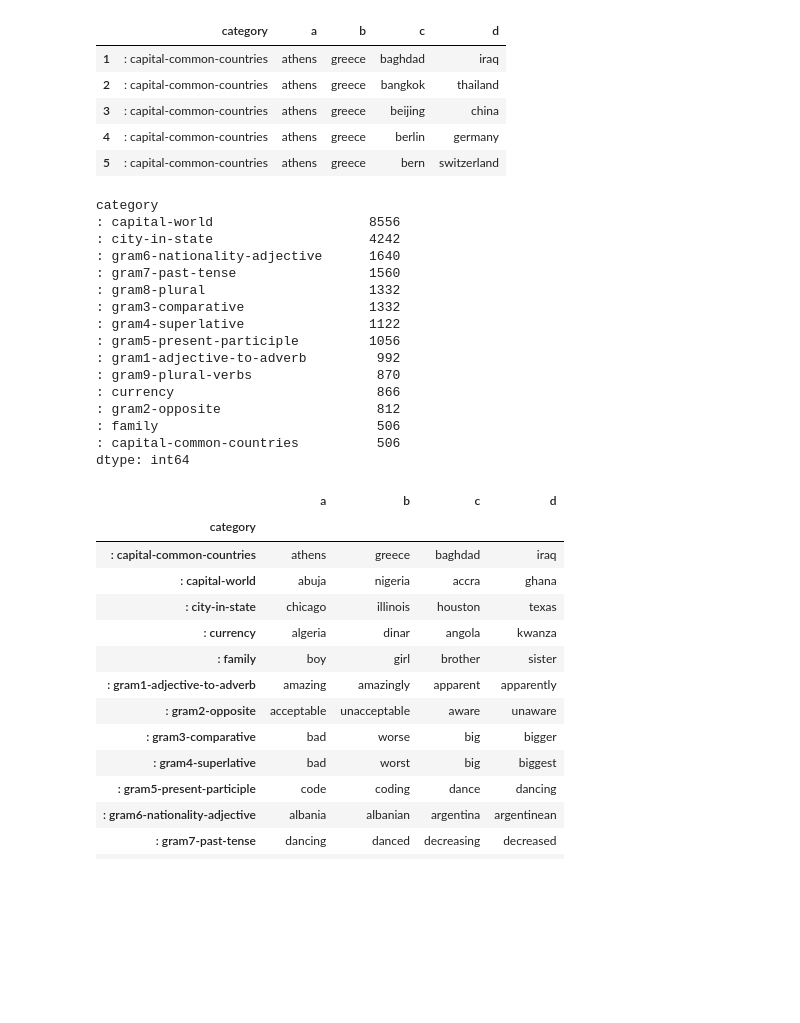
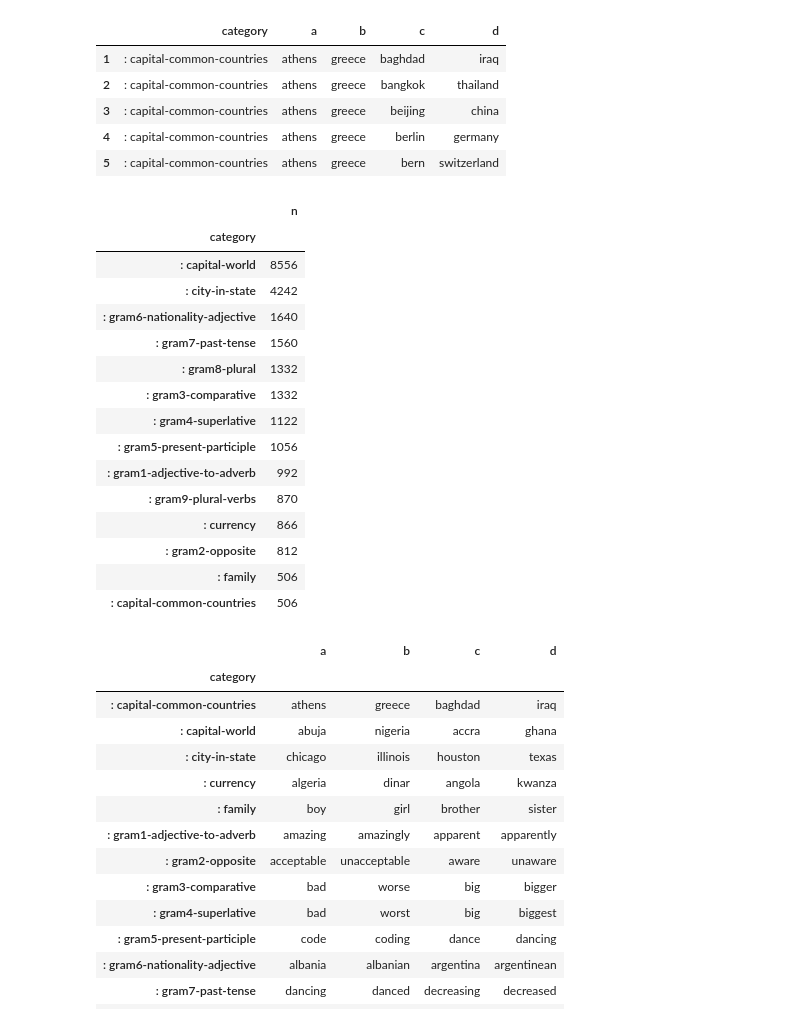
Before and after one commit to PaulClas/machine-learning-for-trading, a Jupyter notebook: 15_word2vec/02_word2vec.ipynb, the cells around one changed output. Drawn from its saved outputs; the diff is of its cells as text; code cells hidden in the pictures; blank space fills up the shorter version.

```diff
--- a/15_word2vec/02_word2vec.ipynb
+++ b/15_word2vec/02_word2vec.ipynb
@@ -138,24 +121,24 @@ df.head()
 | 4 | : capital-common-countries | athens | greece | berlin | germany |
 | 5 | : capital-common-countries | athens | greece | bern | switzerland |
 # %%
-df.groupby('category').size().sort_values(ascending=False)
+df.groupby('category').size().sort_values(ascending=False).to_frame('n')
 # %% [output]
-category
-: capital-world                    8556
-: city-in-state                    4242
-: gram6-nationality-adjective      1640
-: gram7-past-tense                 1560
-: gram8-plural                     1332
-: gram3-comparative                1332
-: gram4-superlative                1122
-: gram5-present-participle         1056
-: gram1-adjective-to-adverb         992
-: gram9-plural-verbs                870
-: currency                          866
-: gram2-opposite                    812
-: family                            506
-: capital-common-countries          506
-dtype: int64
+|  | n |
+| category |  |
+| : capital-world | 8556 |
+| : city-in-state | 4242 |
+| : gram6-nationality-adjective | 1640 |
+| : gram7-past-tense | 1560 |
+| : gram8-plural | 1332 |
+| : gram3-comparative | 1332 |
+| : gram4-superlative | 1122 |
+| : gram5-present-participle | 1056 |
+| : gram1-adjective-to-adverb | 992 |
+| : gram9-plural-verbs | 870 |
+| : currency | 866 |
+| : gram2-opposite | 812 |
+| : family | 506 |
+| : capital-common-countries | 506 |
 # %%
 df.groupby('category').first()
 # %% [output]
```
Also changed, not shown: parts of 6 cells of this notebook, 2 other files.
